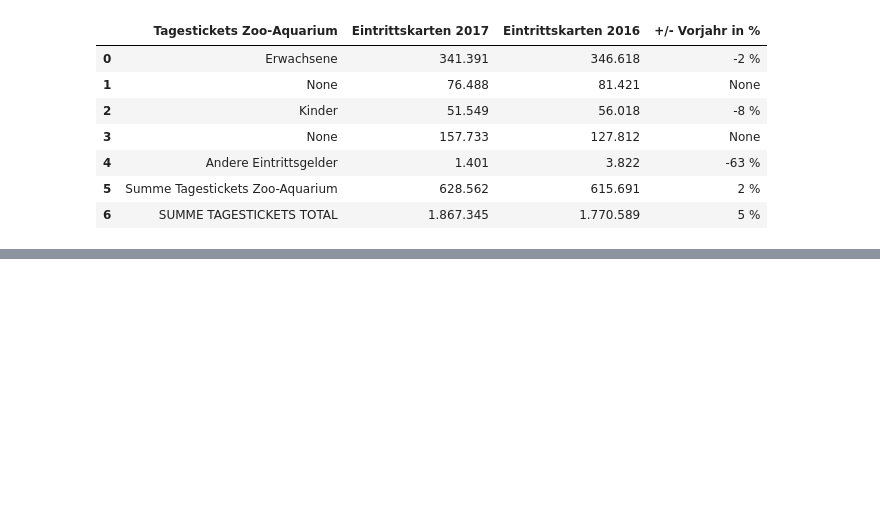
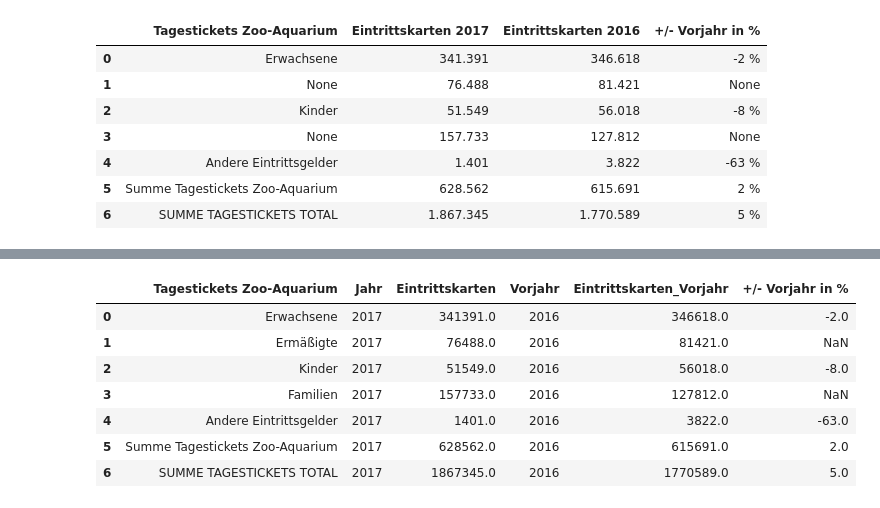
Before and after one commit to Ben-physics-dotcom/VdZ_aDataScienceProject, a Jupyter notebook: Data_Cleaning/berlin/2017.ipynb, the cells around one changed output, grey strips where cells are left out. Saved outputs shown, nothing was run; the diff lists cells and outputs as text; code cells hidden in the pictures; blank space fills up the shorter version.

```diff
--- a/Data_Cleaning/berlin/2017.ipynb
+++ b/Data_Cleaning/berlin/2017.ipynb
@@ -176,0 +162,13 @@ KeyError: "['Eintrittskarten', 'Eintrittskarten_Vorjahr', '+/- Vorjahr in %'] no
+# %%
+Tagestickets_ZooAquarium.iloc[1, 0] = 'Ermäßigte'
+Tagestickets_ZooAquarium.iloc[3, 0] = 'Familien'
+Tagestickets_ZooAquarium
+# %% [output]
+|  | Tagestickets Zoo-Aquarium | Jahr | Eintrittskarten | Vorjahr | Eintrittskarten_Vorjahr | +/- Vorjahr in % |
+| 0 | Erwachsene | 2017 | 341391.0 | 2016 | 346618.0 | -2.0 |
+| 1 | Ermäßigte | 2017 | 76488.0 | 2016 | 81421.0 | NaN |
+| 2 | Kinder | 2017 | 51549.0 | 2016 | 56018.0 | -8.0 |
+| 3 | Familien | 2017 | 157733.0 | 2016 | 127812.0 | NaN |
+| 4 | Andere Eintrittsgelder | 2017 | 1401.0 | 2016 | 3822.0 | -63.0 |
+| 5 | Summe Tagestickets Zoo-Aquarium | 2017 | 628562.0 | 2016 | 615691.0 | 2.0 |
+| 6 | SUMME TAGESTICKETS TOTAL | 2017 | 1867345.0 | 2016 | 1770589.0 | 5.0 |
```
Also changed, not shown: parts of 13 cells of this notebook, 1 other file.
